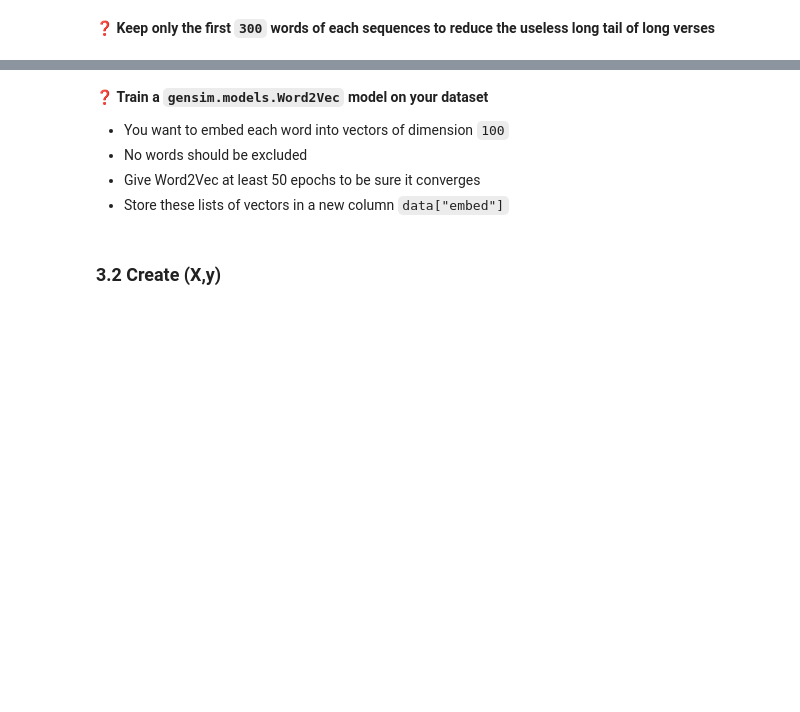
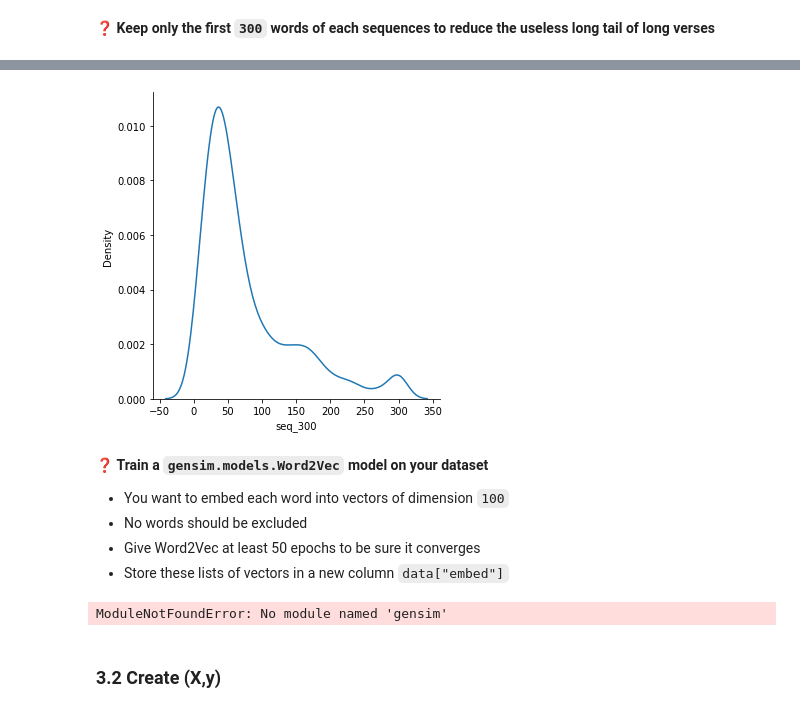
Before and after one commit to mchistya/data-certification-exam, a Jupyter notebook: recurrent_neural_network/lyrics_detector.ipynb, the cells around one changed output, grey strips where cells are left out. Drawn from its saved outputs; the diff is of its cells as text; code cells hidden in the pictures; blank space fills up the shorter version.

```diff
--- a/recurrent_neural_network/lyrics_detector.ipynb
+++ b/recurrent_neural_network/lyrics_detector.ipynb
@@ -170,3 +198,6 @@ ValueError: setting an array element with a sequence.
 ❓ **Keep only the first `300` words of each sequences to reduce the useless long tail of long verses**
 # %%
 # YOUR CODE HERE
+data['seq_300']=data.seq.apply(lambda x: x[:300])
+# %%
+data['seq_length_300']=data['seq_300'].apply(lambda x: len(x))
@@ -173,3 +211,7 @@ ValueError: setting an array element with a sequence.
+# %%
+sns.displot(data.seq_length_300,kind='kde');
+# %% [output]
+[figure, added]
 # %% [markdown]
 ❓ **Train a `gensim.models.Word2Vec` model on your dataset**
 - You want to embed each word into vectors of dimension `100`
@@ -180,0 +221,7 @@ ValueError: setting an array element with a sequence.
+# %%
+from gensim.models import Word2Vec
+
+# This line trains an entire embedding for the words in your train set
+word2vec = Word2Vec(sentences=data.seq_300, vector_size=100)
+# %% [output]
+ModuleNotFoundError: No module named 'gensim'
```
Also changed, not shown: parts of 10 cells of this notebook.
